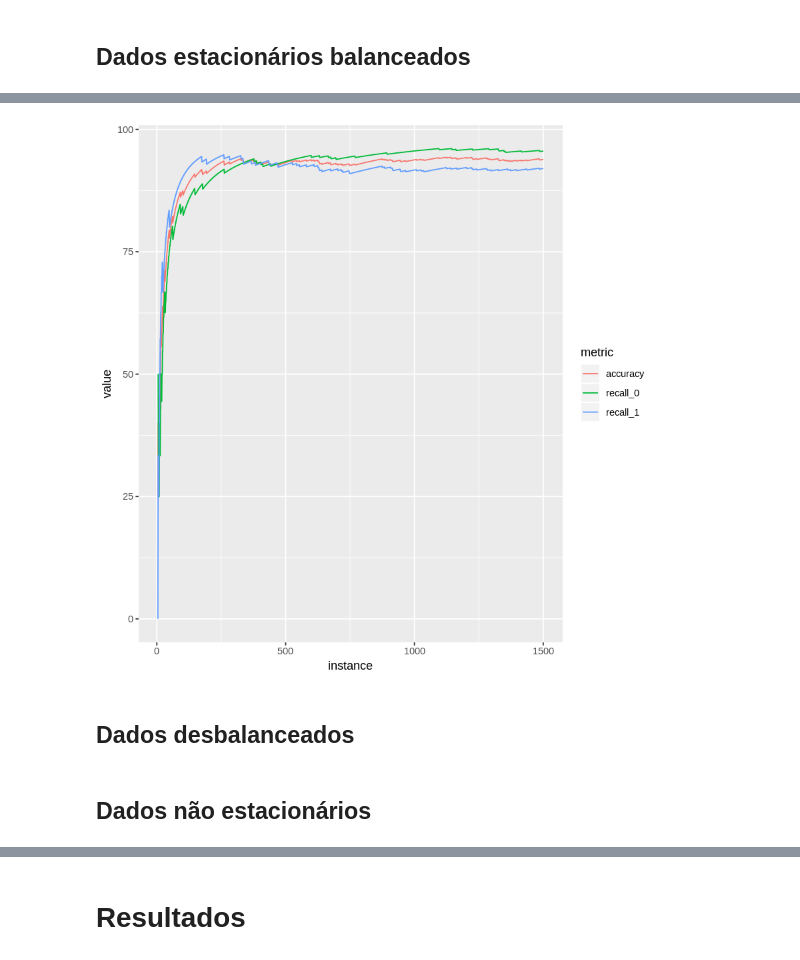
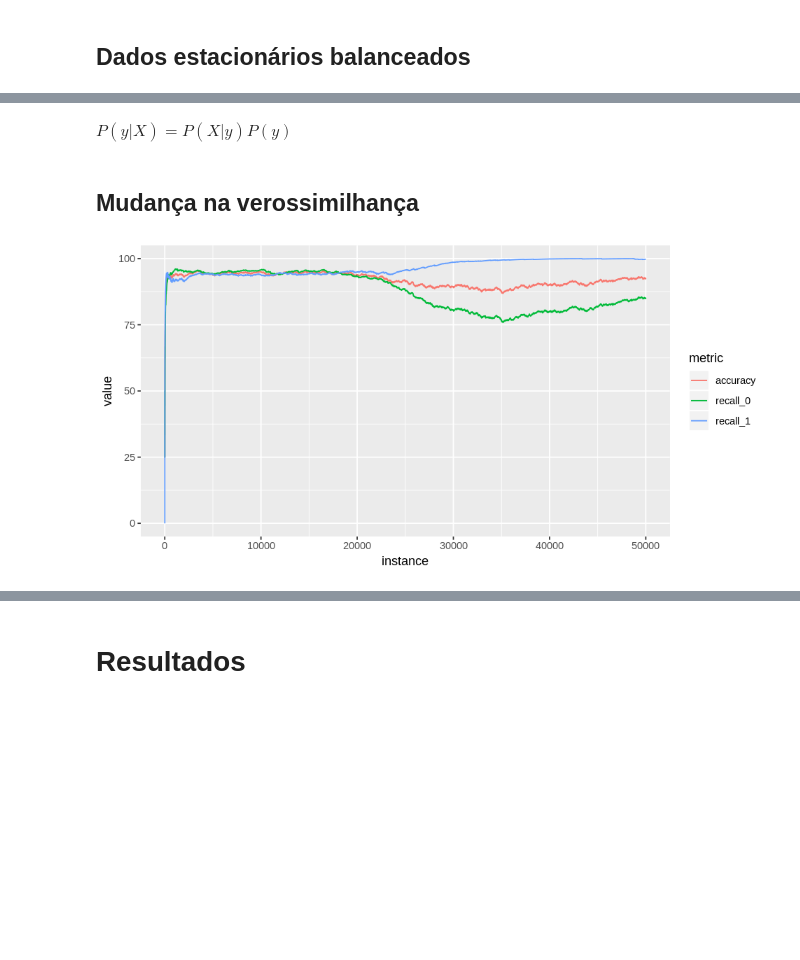
Before and after one commit to dinaldoap/moa, a Jupyter notebook: notebook/drift.ipynb, the cells around one changed output, grey strips where cells are left out. Cells and saved outputs as stored; diff of their text form; code cells hidden in the pictures; blank space fills up the shorter version.

```diff
--- a/notebook/drift.ipynb
+++ b/notebook/drift.ipynb
@@ -50,9 +27,0 @@ A data.frame: 6 × 3
-# %%
-ggplot(data = metrics, mapping = aes(x = instance, y = value, color = metric)) +
-    geom_line()
-# %% [output]
-[figure, removed]
-# %% [markdown]
-## Dados desbalanceados
-# %% [markdown]
-## Dados não estacionários
@@ -60,0 +28,8 @@ ggplot(data = metrics, mapping = aes(x = instance, y = value, color = metric)) +
+# %% [markdown]
+$P(y|X) = P(X|y)P(y)$
+# %% [markdown]
+## Mudança na verossimilhança
+# %%
+plot_metrics_evolution("../data/evaluation/naive_bayes/maximum_likelihood_drift.csv")
+# %% [output]
+[figure, added]
```
Also changed, not shown: parts of 14 cells of this notebook.
